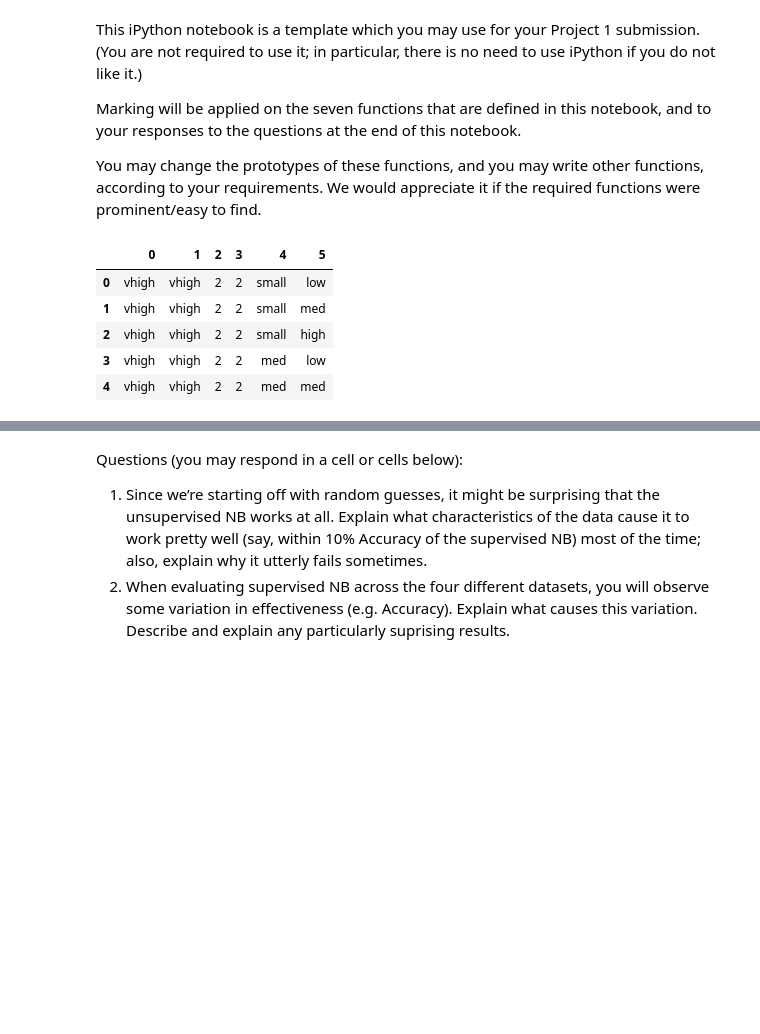
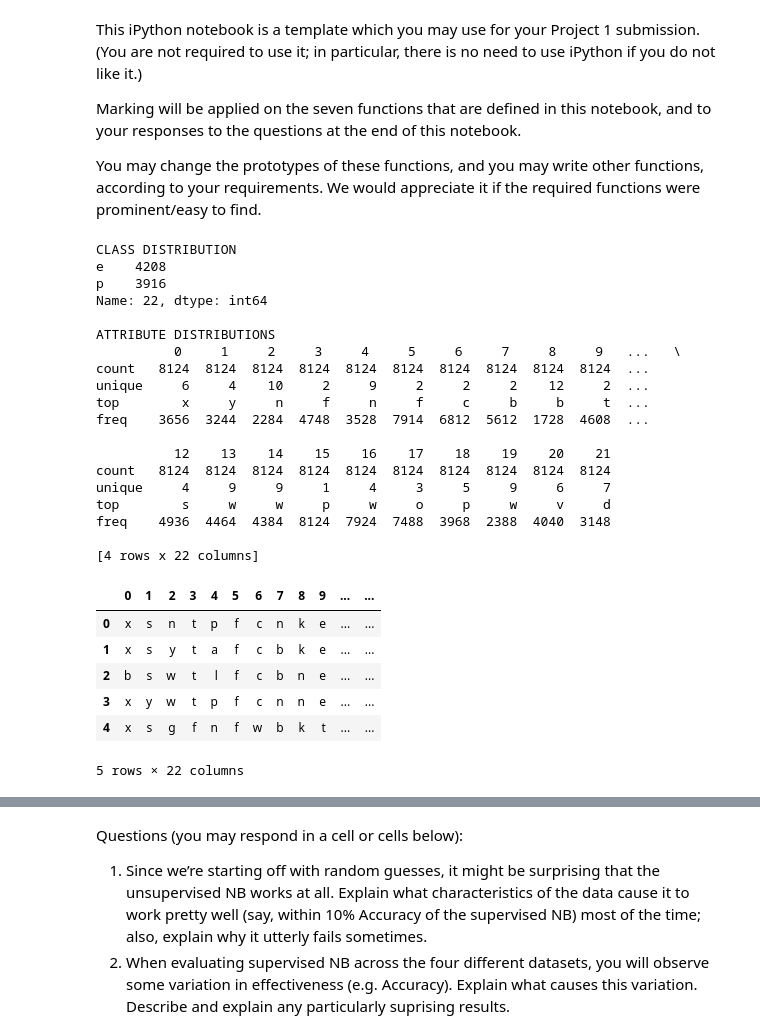
Before and after one commit to emanmacario/COMP30027-Machine-Learning-Project-1, a Jupyter notebook: COMP30027 Machine Learning - Project 1.ipynb, the cells around one changed output, grey strips where cells are left out. Saved outputs shown, nothing was run; the diff lists cells and outputs as text; code cells hidden in the pictures; blank space fills up the shorter version.

Commit message:
Prints info about dataset in preprocess() function

```diff
--- a/COMP30027 Machine Learning - Project 1.ipynb
+++ b/COMP30027 Machine Learning - Project 1.ipynb
@@ -26,40 +26,69 @@ CSV3 = 'hypothyroid-dos.csv'
 CSV4 = 'mushroom-dos.csv'
 
 
 def preprocess(filename):
     """
     Opens a data file in csv, and transforms it into
     a usable format.
     """
 
     # Read csv data into a dataframe. Assign
     # an integer value to each attribute in
     # the data.
     df = pd.read_csv(filename, header=None)
 
 
     # Partition the data into instances and
     # instance class labels.
     instance_list = df.iloc[:,:-1]
     class_list = df.iloc[:,-1]
     data_set = instance_list, class_list
 
     # Note: the instance list is a dataframe, whereas the class
     # list is a series object
 
+    # Give a description of the class distributions
+    print("CLASS DISTRIBUTION")
+    print(pd.Series(class_list).value_counts())
+
+    print()
+    print("ATTRIBUTE DISTRIBUTIONS")
+    print(instance_list.describe())
+
+
     return data_set
 
 
 # Test preprocess function
-instance_list, class_list = preprocess(CSV2)
+instance_list, class_list = preprocess(CSV4)
 instance_list.head(5)
 # %% [output]
+CLASS DISTRIBUTION
+e    4208
+p    3916
+Name: 22, dtype: int64
+
+ATTRIBUTE DISTRIBUTIONS
+          0     1     2     3     4     5     6     7     8     9   ...   \
+count   8124  8124  8124  8124  8124  8124  8124  8124  8124  8124  ...
+unique     6     4    10     2     9     2     2     2    12     2  ...
+top        x     y     n     f     n     f     c     b     b     t  ...
+freq    3656  3244  2284  4748  3528  7914  6812  5612  1728  4608  ...
+
+          12    13    14    15    16    17    18    19    20    21
+count   8124  8124  8124  8124  8124  8124  8124  8124  8124  8124
+unique     4     9     9     1     4     3     5     9     6     7
+top        s     w     w     p     w     o     p     w     v     d
+freq    4936  4464  4384  8124  7924  7488  3968  2388  4040  3148
+
+[4 rows x 22 columns]
-|  | 0 | 1 | 2 | 3 | 4 | 5 |
-| 0 | vhigh | vhigh | 2 | 2 | small | low |
-| 1 | vhigh | vhigh | 2 | 2 | small | med |
-| 2 | vhigh | vhigh | 2 | 2 | small | high |
-| 3 | vhigh | vhigh | 2 | 2 | med | low |
-| 4 | vhigh | vhigh | 2 | 2 | med | med |
+|  | 0 | 1 | 2 | 3 | 4 | 5 | 6 | 7 | 8 | 9 | ... | ... |
+| 0 | x | s | n | t | p | f | c | n | k | e | ... | ... |
+| 1 | x | s | y | t | a | f | c | b | k | e | ... | ... |
+| 2 | b | s | w | t | l | f | c | b | n | e | ... | ... |
+| 3 | x | y | w | t | p | f | c | n | n | e | ... | ... |
+| 4 | x | s | g | f | n | f | w | b | k | t | ... | ... |
+5 rows × 22 columns
 # %%
 
 def train_supervised(instance_list, class_list):
```
Also changed, not shown: parts of 8 cells of this notebook.
